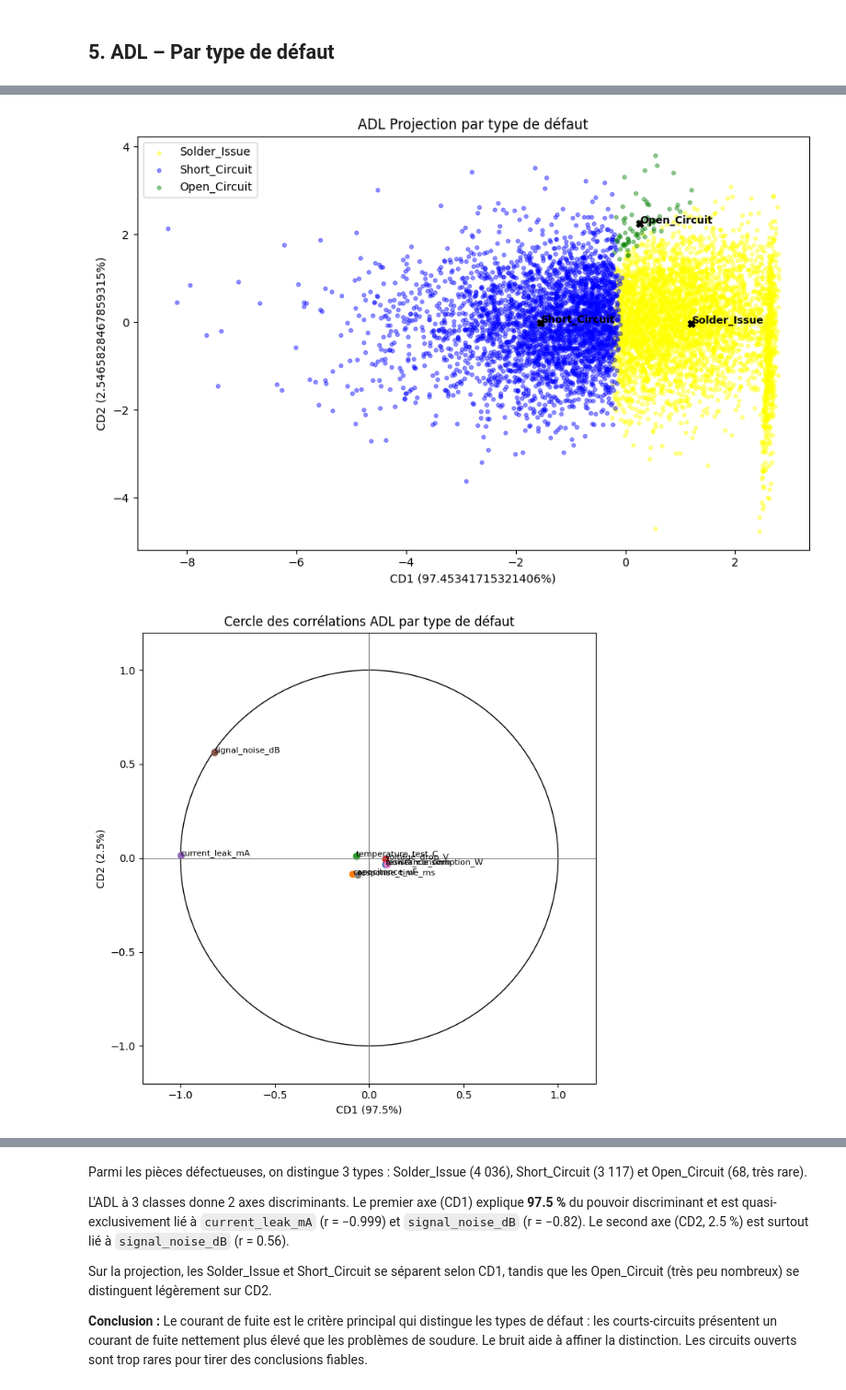
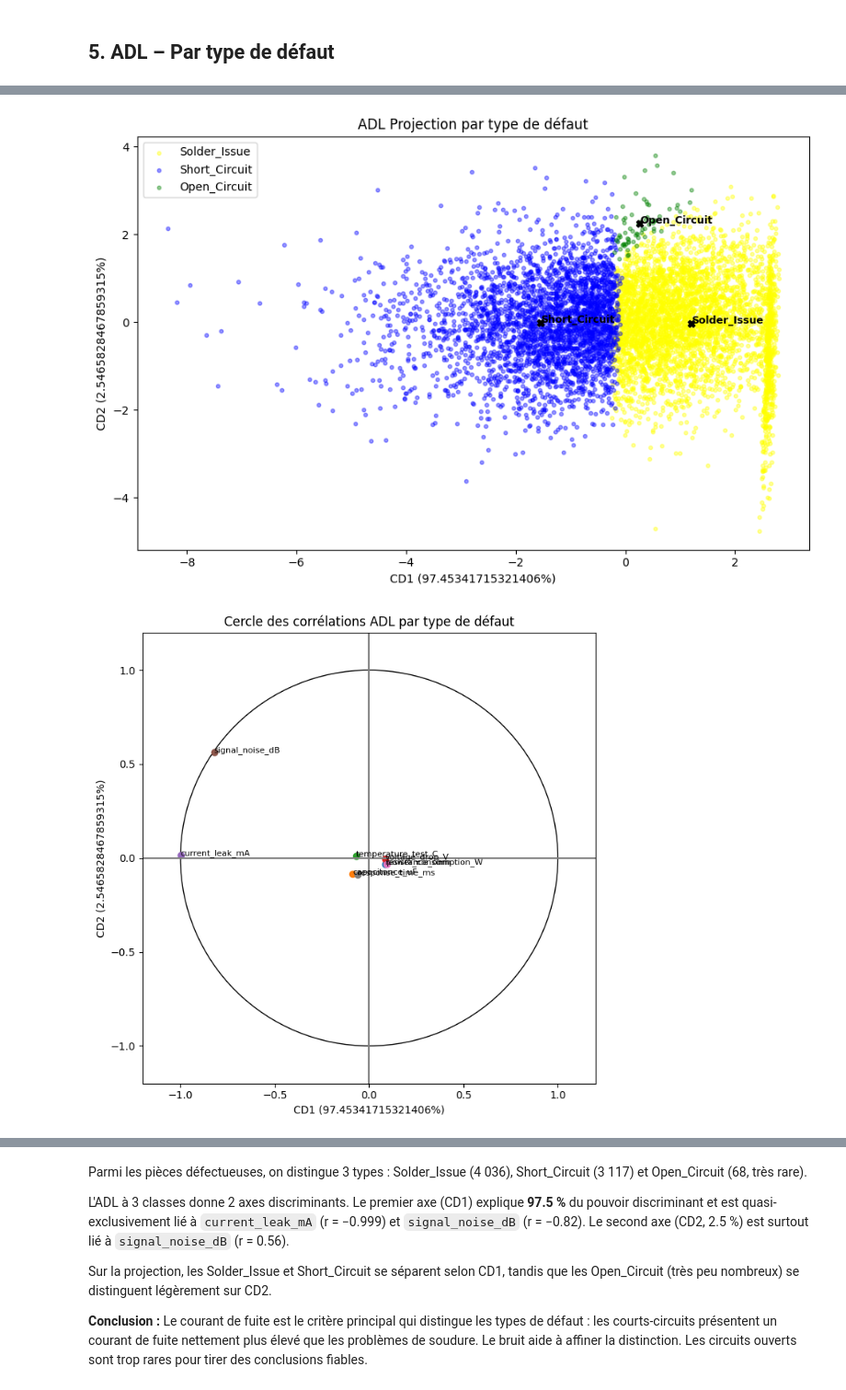
Before and after one commit to omarfathi093/Mini-Projet-Stat, a Jupyter notebook: Mini_Projet2.ipynb, the cells around one changed output, grey strips where cells are left out. Shown at 92% size. Saved outputs shown, nothing was run; the diff lists cells and outputs as text; code cells hidden in the pictures.

```diff
--- a/Mini_Projet2.ipynb
+++ b/Mini_Projet2.ipynb
@@ -236,11 +236,11 @@ Les autres variables (résistance, capacitance, température, etc.) contribuent
 ## 5. ADL – Par type de défaut
 # %%
 df_fail = df[df['defect']=='FAIL'].dropna(subset=['defect_type']).copy()
-print("Effectifs :", df_fail['defect_type'].value_counts().to_dict())
+print("Effectifs :", df_fail['defect_type'].value_counts())
 
 lda2  = LinearDiscriminantAnalysis()
 Xlda2 = lda2.fit_transform(df_fail[var_quant], df_fail['defect_type'])
-print("Variance expliquée :", (lda2.explained_variance_ratio_*100).round(1), "%")
+print("Variance expliquée :", (lda2.explained_variance_ratio_*100), "%")
 
 palette = {'Solder_Issue':'yellow','Short_Circuit':'blue','Open_Circuit':'green'}
 plt.figure(figsize=(9, 6))
@@ -265,8 +265,8 @@ corr2 = pd.DataFrame(
 
 fig, ax = plt.subplots(figsize=(7, 7))
 ax.add_patch(plt.Circle((0,0),1,fill=False))
-ax.axhline(0,color='grey',lw=0.8);
-ax.axvline(0,color='grey',lw=0.8)
+ax.axhline(0)
+ax.axvline(0)
 for v in var_quant:
     ax.scatter(corr2.loc[v,'CD1'], corr2.loc[v,'CD2'])
     ax.text(corr2.loc[v,'CD1'], corr2.loc[v,'CD2'], v, fontsize=8)
@@ -284,5 +288,5 @@ Variance expliquée : [97.5  2.5] %
 [figure]
-[figure, old version]
+[figure, new version]
                           CD1       CD2
 resistance_ohm       0.084554 -0.031775
 capacitance_uF      -0.087354 -0.083462
```
Also changed, not shown: parts of 1 cell of this notebook.
